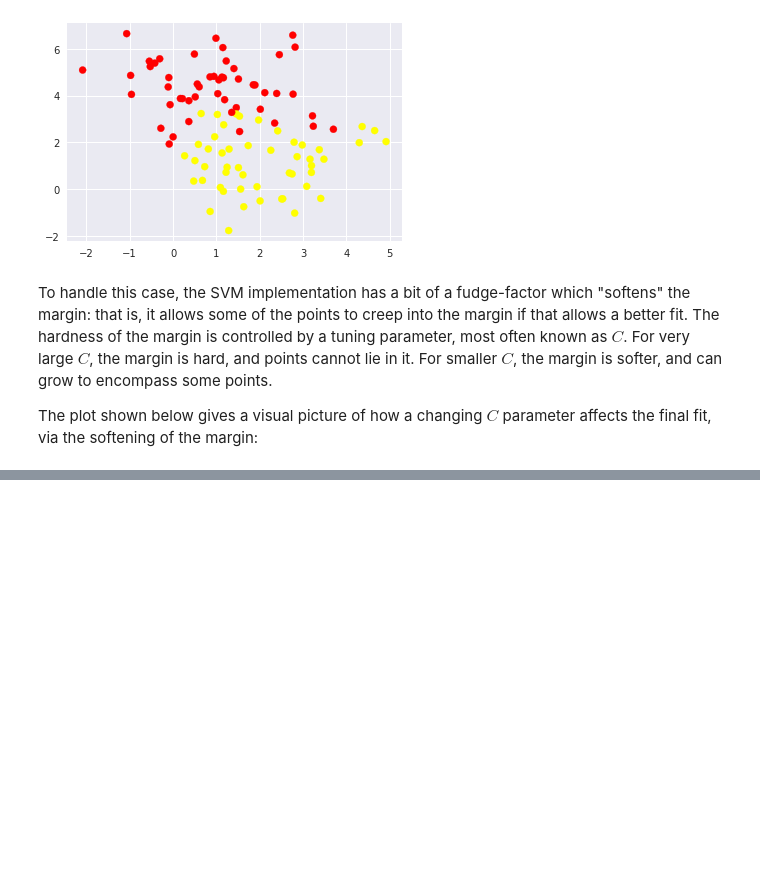
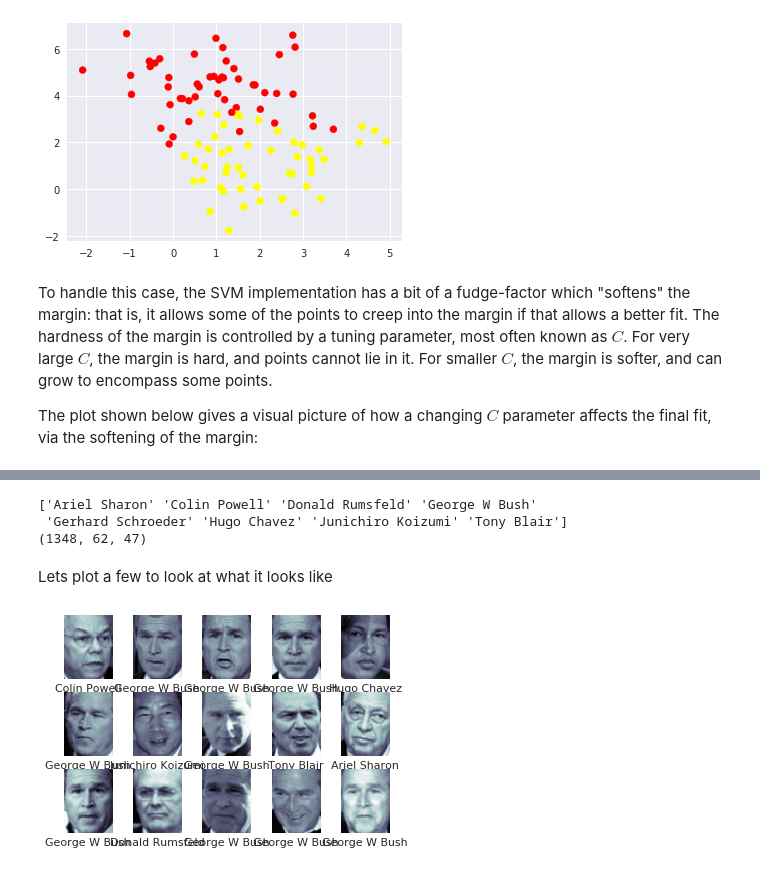
Before and after one commit to paulmorio/grusData, a Jupyter notebook: basics/SupportVectorMachines.ipynb, the cells around one changed output, grey strips where cells are left out. Cells and saved outputs as stored; diff of their text form; code cells hidden in the pictures; blank space fills up the shorter version.

```diff
--- a/basics/SupportVectorMachines.ipynb
+++ b/basics/SupportVectorMachines.ipynb
@@ -222,0 +245,19 @@ The plot shown below gives a visual picture of how a changing $C$ parameter affe
+# %%
+from sklearn.datasets import fetch_lfw_people
+faces = fetch_lfw_people(min_faces_per_person=60)
+print(faces.target_names)
+print(faces.images.shape)
+# %% [output]
+['Ariel Sharon' 'Colin Powell' 'Donald Rumsfeld' 'George W Bush'
+ 'Gerhard Schroeder' 'Hugo Chavez' 'Junichiro Koizumi' 'Tony Blair']
+(1348, 62, 47)
+# %% [markdown]
+Lets plot a few to look at what it looks like
+# %%
+fig, ax = plt.subplots(3, 5)
+for i, axi in enumerate(ax.flat):
+    axi.imshow(faces.images[i], cmap='bone')
+    axi.set(xticks=[], yticks=[],
+            xlabel=faces.target_names[faces.target[i]])
+# %% [output]
+[figure, added]
```
Also changed, not shown: parts of 22 cells of this notebook.
